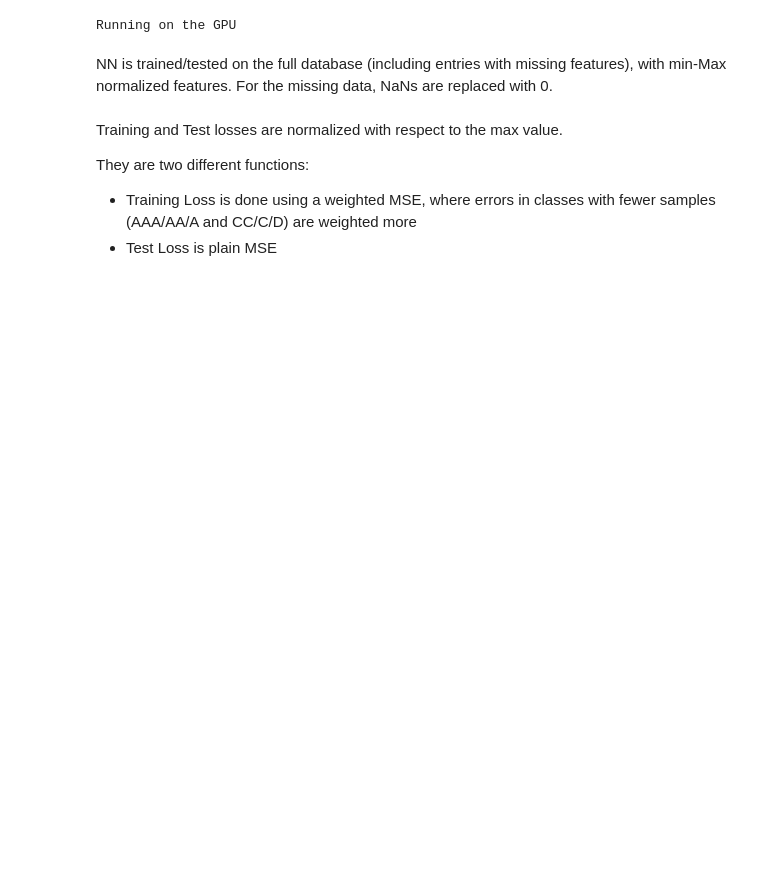
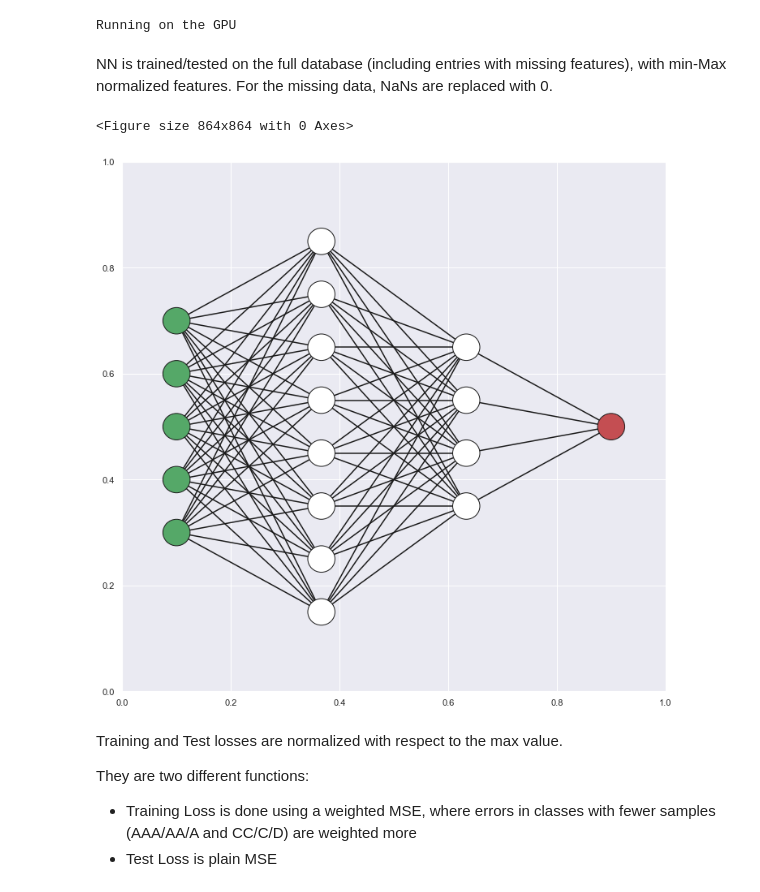
Before and after one commit to EnricoReg/CreditRatingAnalysis---share, a Jupyter notebook: main_notebook.ipynb, the cells around one changed output. Saved outputs shown, nothing was run; the diff lists cells and outputs as text; code cells hidden in the pictures; blank space fills up the shorter version.

```diff
--- a/main_notebook.ipynb
+++ b/main_notebook.ipynb
@@ -242,3 +283,15 @@ if train_net:
+# %%
+# a reduced number of neurons per layer is shown for clarity
+layers_graph = [5 ,8 ,4 ,1]
+
+fig = plt.figure(figsize=(12, 12))
+fig = draw_neural_net(.1, .9, .1, .9, layers_graph)
+
+if save_figures:
+    fig.savefig('nn_graph.eps')
+# %% [output]
+<Figure size 864x864 with 0 Axes>
+[figure, added]
 # %% [markdown]
 Training and Test losses are normalized with respect to the max value.
 
```
Also changed, not shown: parts of 45 cells of this notebook, 9 other files.
